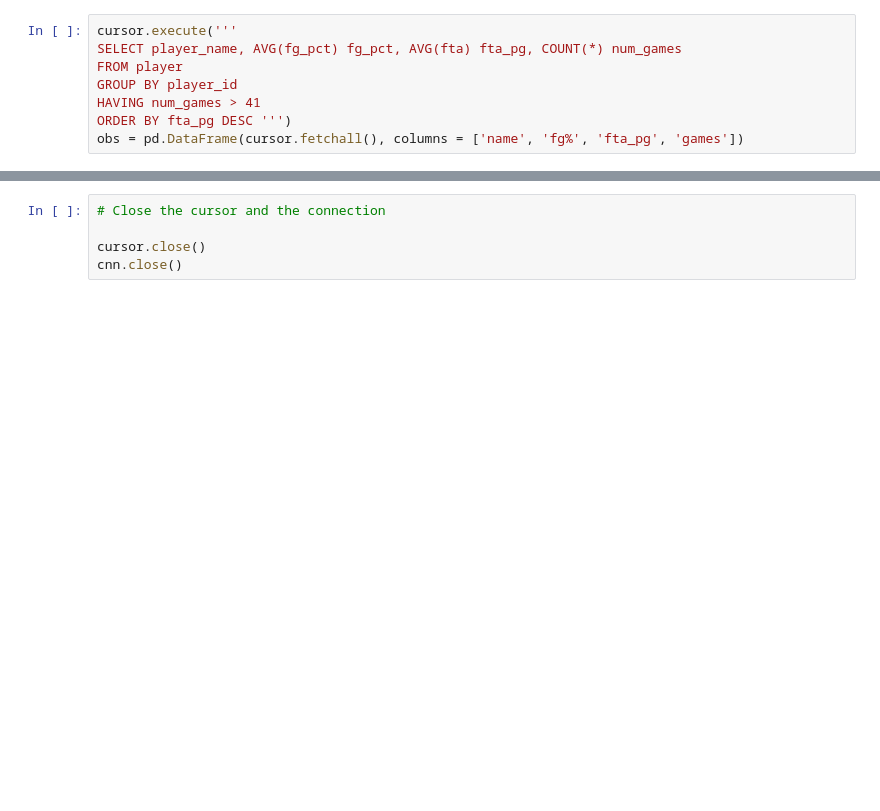
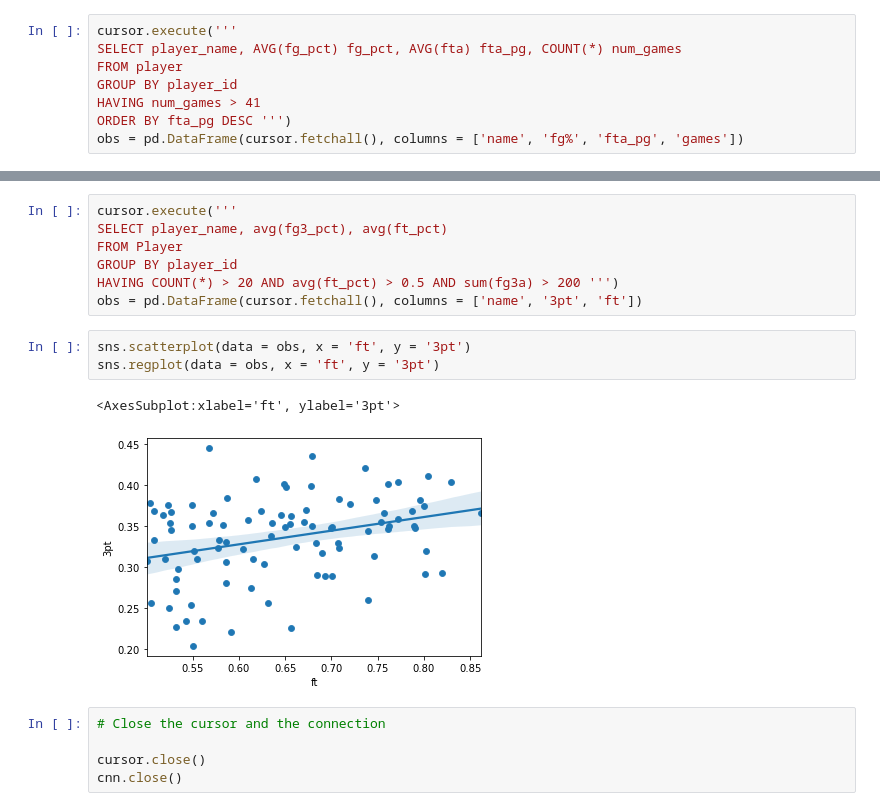
Before and after one commit to LiamWhitenack/CDS302FinalProject, a Jupyter notebook: Converting_Data_Notebook.ipynb, the cells around one changed output, grey strips where cells are left out. Cells and saved outputs as stored; diff of their text form; blank space fills up the shorter version.

```diff
--- a/Converting_Data_Notebook.ipynb
+++ b/Converting_Data_Notebook.ipynb
@@ -270,3 +276,16 @@ plt.show()
+# %%
+cursor.execute('''
+SELECT player_name, avg(fg3_pct), avg(ft_pct)
+FROM Player
+GROUP BY player_id
+HAVING COUNT(*) > 20 AND avg(ft_pct) > 0.5 AND sum(fg3a) > 200 ''')
+obs = pd.DataFrame(cursor.fetchall(), columns = ['name', '3pt', 'ft'])
+# %%
+sns.scatterplot(data = obs, x = 'ft', y = '3pt')
+sns.regplot(data = obs, x = 'ft', y = '3pt')
+# %% [output]
+<AxesSubplot:xlabel='ft', ylabel='3pt'>
+[figure, added]
 # %%
 # Close the cursor and the connection
 
```
Also changed, not shown: parts of 17 cells of this notebook.
